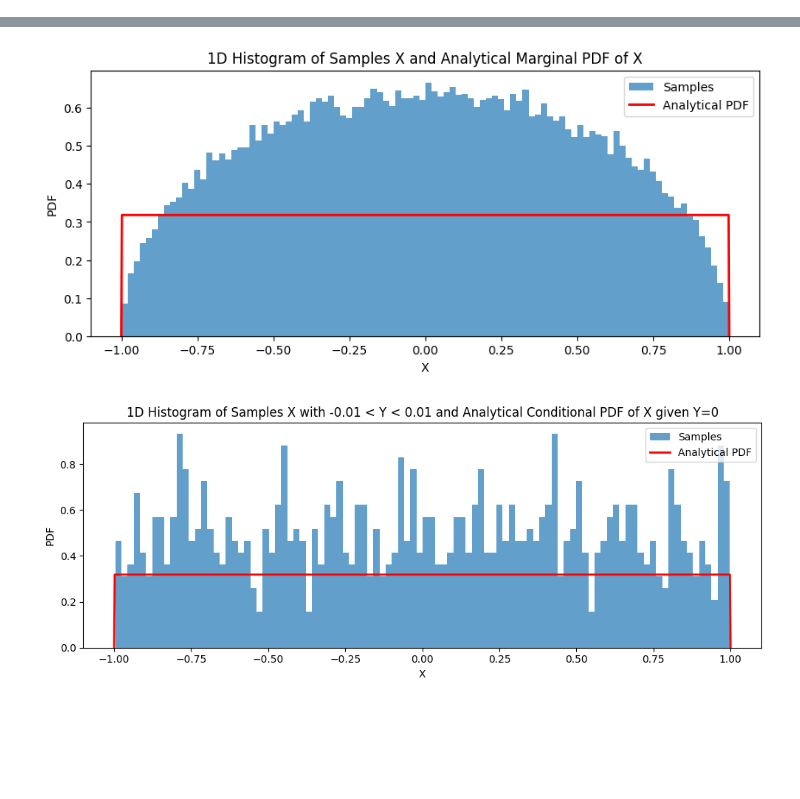
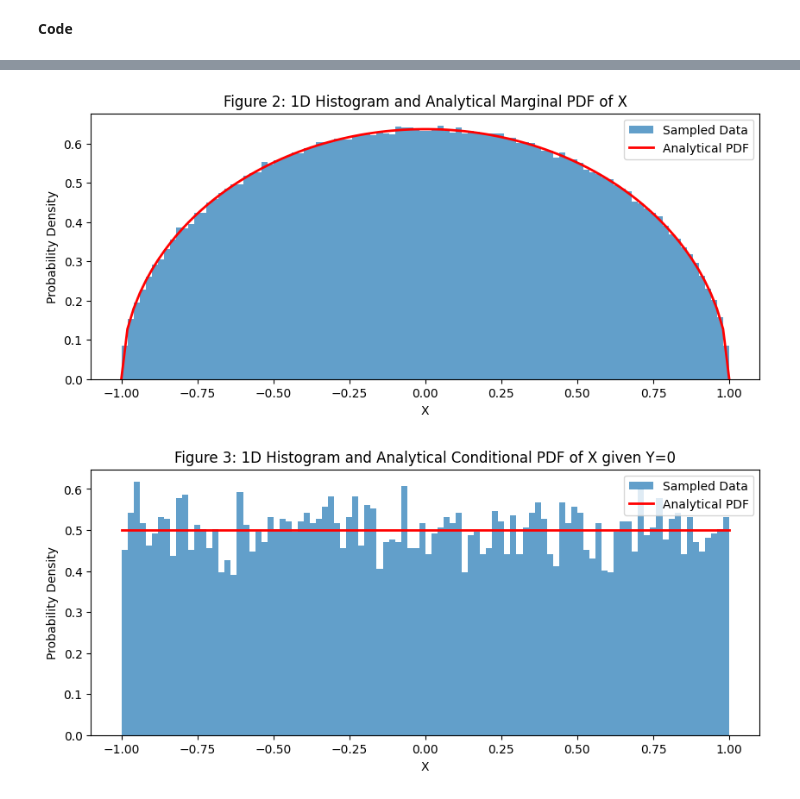
Before and after one commit to salmanromeo/ECEN_5513_Stochastic_Systems, a Jupyter notebook: Joint_Marginal_Conditional_Probabilities.ipynb, the cells around one changed output, grey strips where cells are left out. Cells and saved outputs as stored; diff of their text form; code cells hidden in the pictures; blank space fills up the shorter version.

```diff
--- a/Joint_Marginal_Conditional_Probabilities.ipynb
+++ b/Joint_Marginal_Conditional_Probabilities.ipynb
@@ -10,9 +43,11 @@
+# %% [markdown]
+**Code**
 # %%
 import numpy as np
 import matplotlib.pyplot as plt
 
 # Number of samples
-num_samples = 100000
+num_samples = 1000000
 
 # Generate random samples for X and Y
 np.random.seed(42)  # Set a random seed for reproducibility
@@ -24,39 +59,48 @@ inside_circle = x_samples**2 + y_samples**2 < 1
 x_samples = x_samples[inside_circle]
 y_samples = y_samples[inside_circle]
 
-# Plot the 2D histogram
+# Analytical marginal PDF for X
+def marginal_pdf_x(x):
+    return (2 / np.pi) * np.sqrt(1 - x**2)
+
+# Analytical conditional PDF for X given Y = 0
+def conditional_pdf_x_given_y_zero(x):
+    return 1/2
+
+# Create Figure 1: 2D histogram of samples (x, y) and the analytical joint PDF
 plt.figure(figsize=(10, 8))
 plt.hist2d(x_samples, y_samples, bins=100, cmap='viridis', density=True)
 plt.colorbar(label='PDF')
-plt.title('2D Histogram of Samples (X, Y) and Analytical Joint PDF')
+plt.title('Figure 1: 2D Histogram and Analytical Joint PDF')
 plt.xlabel('X')
 plt.ylabel('Y')
 plt.xlim(-1, 1)
 plt.ylim(-1, 1)
 
-# Plot the 1D histogram of X
+# Create Figure 2: 1D histogram of samples x and the analytical marginal PDF of X
 plt.figure(figsize=(10, 4))
-plt.hist(x_samples, bins=100, density=True, alpha=0.7, label='Samples')
-x_values = np.linspace(-1, 1, 1000)
-pdf_x = np.where(np.abs(x_values) < 1, 1/np.pi, 0)
-plt.plot(x_values, pdf_x, 'r', linewidth=2, label='Analytical PDF')
-plt.title('1D Histogram of Samples X and Analytical Marginal PDF of X')
+plt.hist(x_samples, bins=100, density=True, alpha=0.7, label='Sampled Data')
+x_range = np.linspace(-1, 1, 100)
+marginal_pdf_values = np.vectorize(marginal_pdf_x)(x_range)
+plt.plot(x_range, marginal_pdf_values, color='red', linewidth=2, label='Analytical PDF')
 plt.xlabel('X')
-plt.ylabel('PDF')
+plt.ylabel('Probability Density')
+plt.title('Figure 2: 1D Histogram and Analytical Marginal PDF of X')
 plt.legend()
+plt.show()
 
-# Filter samples within -0.01 < Y < 0.01
-x_conditional_samples = x_samples[(y_samples > -0.01) & (y_samples < 0.01)]
+# Create Figure 3: 1D histogram of samples x in the region -0.01 < y < 0.01 and the analytical conditional PDF of X given y=0
+plt.figure(figsize=(10, 4))
+y_condition = (y_samples > -0.01) & (y_samples < 0.01)
+x_conditioned = x_samples[y_condition]
 
-# Plot the 1D histogram of X conditional on Y=0
-plt.figure(figsize=(10, 4))
-plt.hist(x_conditional_samples, bins=100, density=True, alpha=0.7, label='Samples')
-plt.plot(x_values, pdf_x, 'r', linewidth=2, label='Analytical PDF')
-plt.title('1D Histogram of Samples X with -0.01 < Y < 0.01 and Analytical Conditional PDF of X given Y=0')
+plt.hist(x_conditioned, bins=100, density=True, alpha=0.7, label='Sampled Data')
+x_range = np.linspace(-1, 1, 100)
+conditional_pdf_values = np.vectorize(conditional_pdf_x_given_y_zero)(x_range)
+plt.plot(x_range, conditional_pdf_values, color='red', linewidth=2, label='Analytical PDF')
 plt.xlabel('X')
-plt.ylabel('PDF')
+plt.ylabel('Probability Density')
+plt.title('Figure 3: 1D Histogram and Analytical Conditional PDF of X given Y=0')
 plt.legend()
-
-plt.tight_layout()
 plt.show()
 # %% [output]
@@ -64,2 +108,2 @@ plt.show()
-[figure, old version]
+[figure, new version]
-[figure, old version]
+[figure, new version]
```
Also changed, not shown: parts of 5 cells of this notebook.
